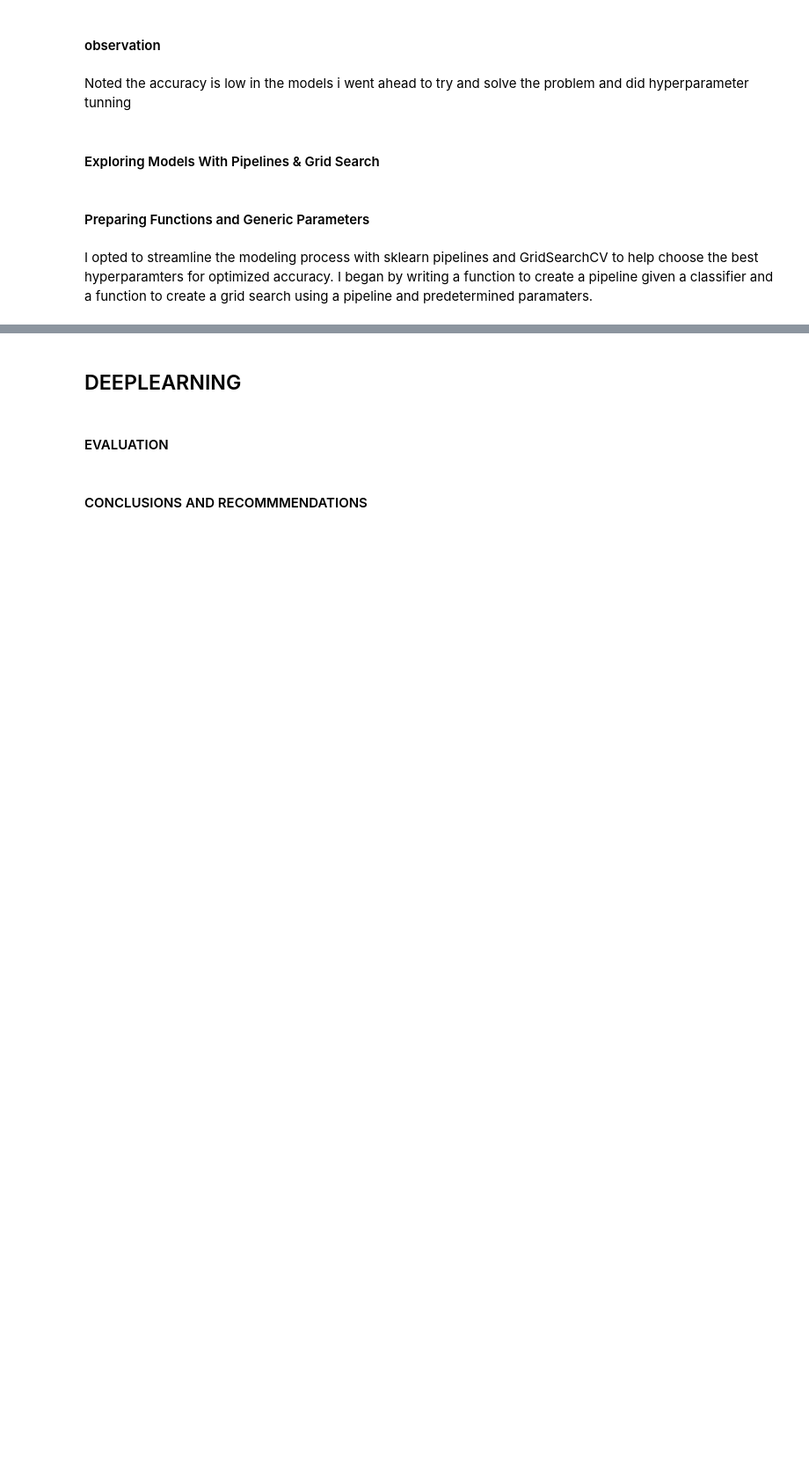
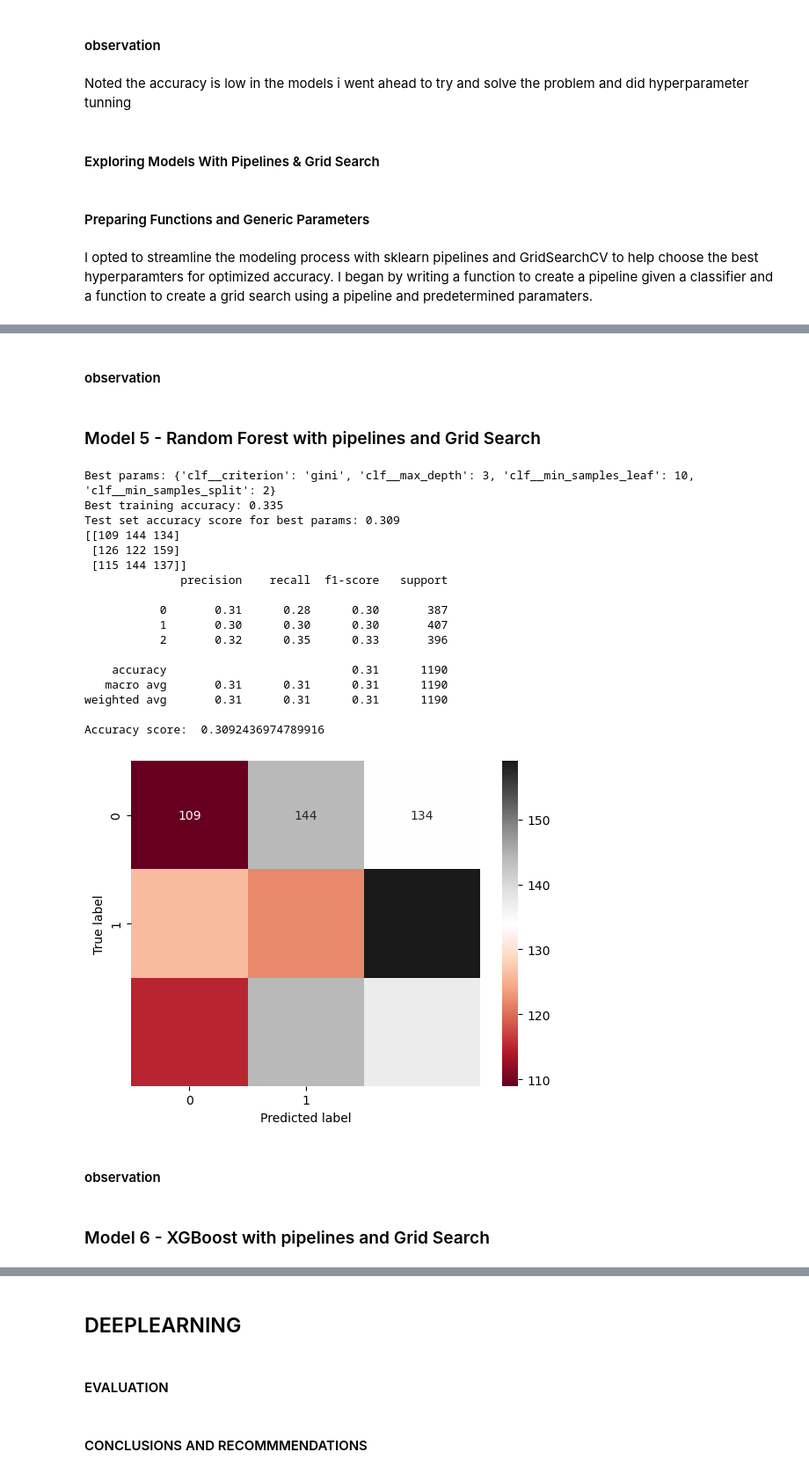
Before and after one commit to Kamaukaguru/Traffic-analysis-project, a Jupyter notebook: Index.ipynb, the cells around one changed output, grey strips where cells are left out. Shown at 88% size. Cells and saved outputs as stored; diff of their text form; code cells hidden in the pictures; blank space fills up the shorter version.

```diff
--- a/Index.ipynb
+++ b/Index.ipynb
@@ -1035,0 +1052,4 @@ I opted to streamline the modeling process with sklearn pipelines and GridSearch
+# %%
+# setting generic grid search parameters
+param_range = [1, 2, 3, 4, 5,6,7,8,9,10]
+param_range_small = [1.0, 0.5, 0.1]
@@ -1035,0 +1133,42 @@ I opted to streamline the modeling process with sklearn pipelines and GridSearch
+# %% [markdown]
+#### observation
+# %% [markdown]
+### Model 5 - Random Forest with pipelines and Grid Search
+# %%
+# fitting Random Forest pipeline
+pipe_rf = pipe_maker(RandomForestClassifier)
+
+# setting grid search parameters
+grid_params_rf = [{'clf__criterion': ['gini', 'entropy'],
+                   'clf__min_samples_leaf': param_range,
+                   'clf__max_depth': param_range,
+                   'clf__min_samples_split': param_range[1:]}]
+
+# creating grid search object
+gs_rf = gridsearch_maker(pipe_rf, grid_params_rf)
+
+# finding best parameters for accuracy
+find_best_accuracy(gs_rf)
+# %% [output]
+Best params: {'clf__criterion': 'gini', 'clf__max_depth': 3, 'clf__min_samples_leaf': 10, 'clf__min_samples_split': 2}
+Best training accuracy: 0.335
+Test set accuracy score for best params: 0.309
+[[109 144 134]
+ [126 122 159]
+ [115 144 137]]
+              precision    recall  f1-score   support
+
+           0       0.31      0.28      0.30       387
+           1       0.30      0.30      0.30       407
+           2       0.32      0.35      0.33       396
+
+    accuracy                           0.31      1190
+   macro avg       0.31      0.31      0.31      1190
+weighted avg       0.31      0.31      0.31      1190
+
+Accuracy score:  0.3092436974789916
+[figure, added]
+# %% [markdown]
+#### observation
+# %% [markdown]
+### Model 6 - XGBoost with pipelines and Grid Search
```
Also changed, not shown: parts of 10 cells of this notebook.
